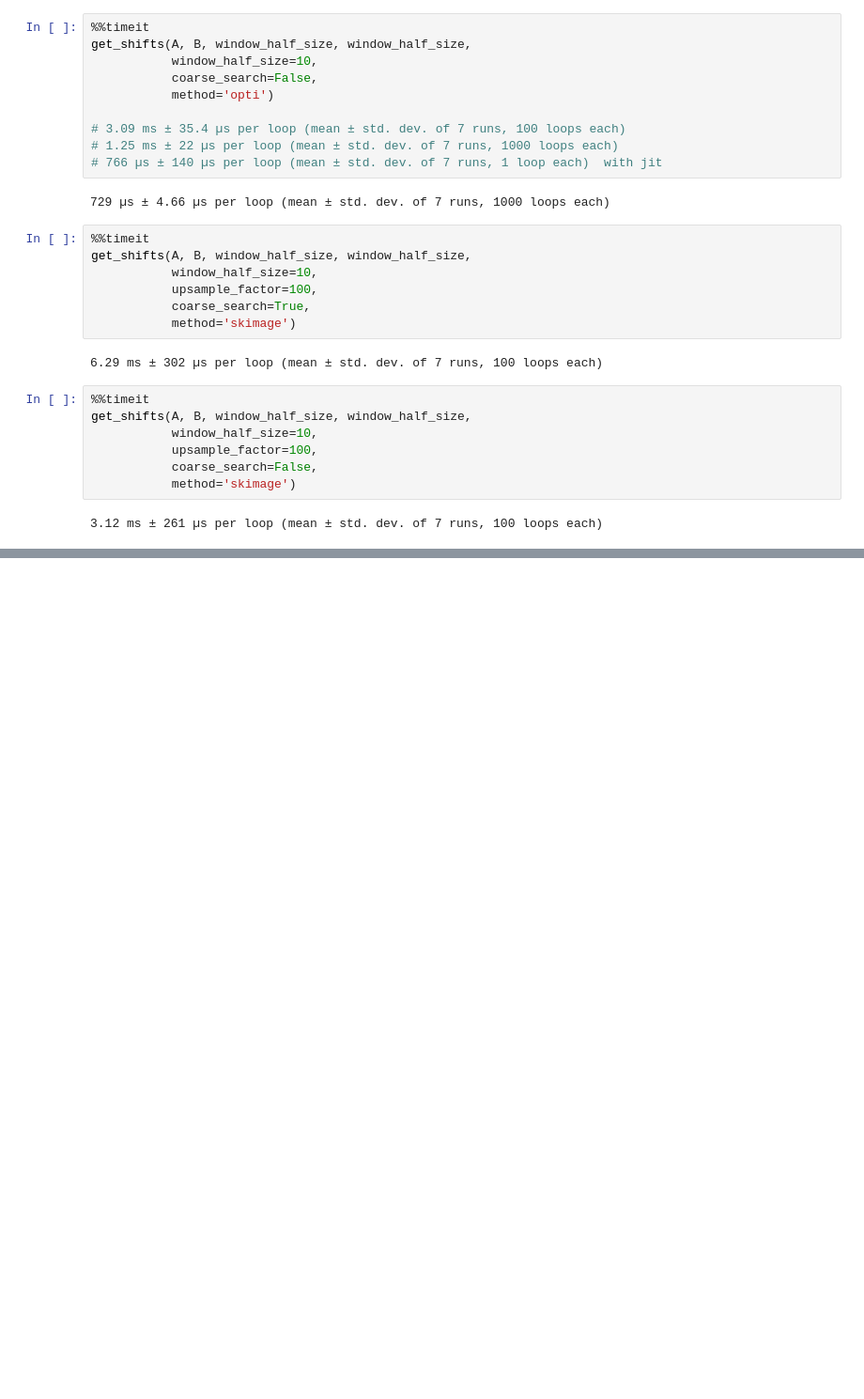
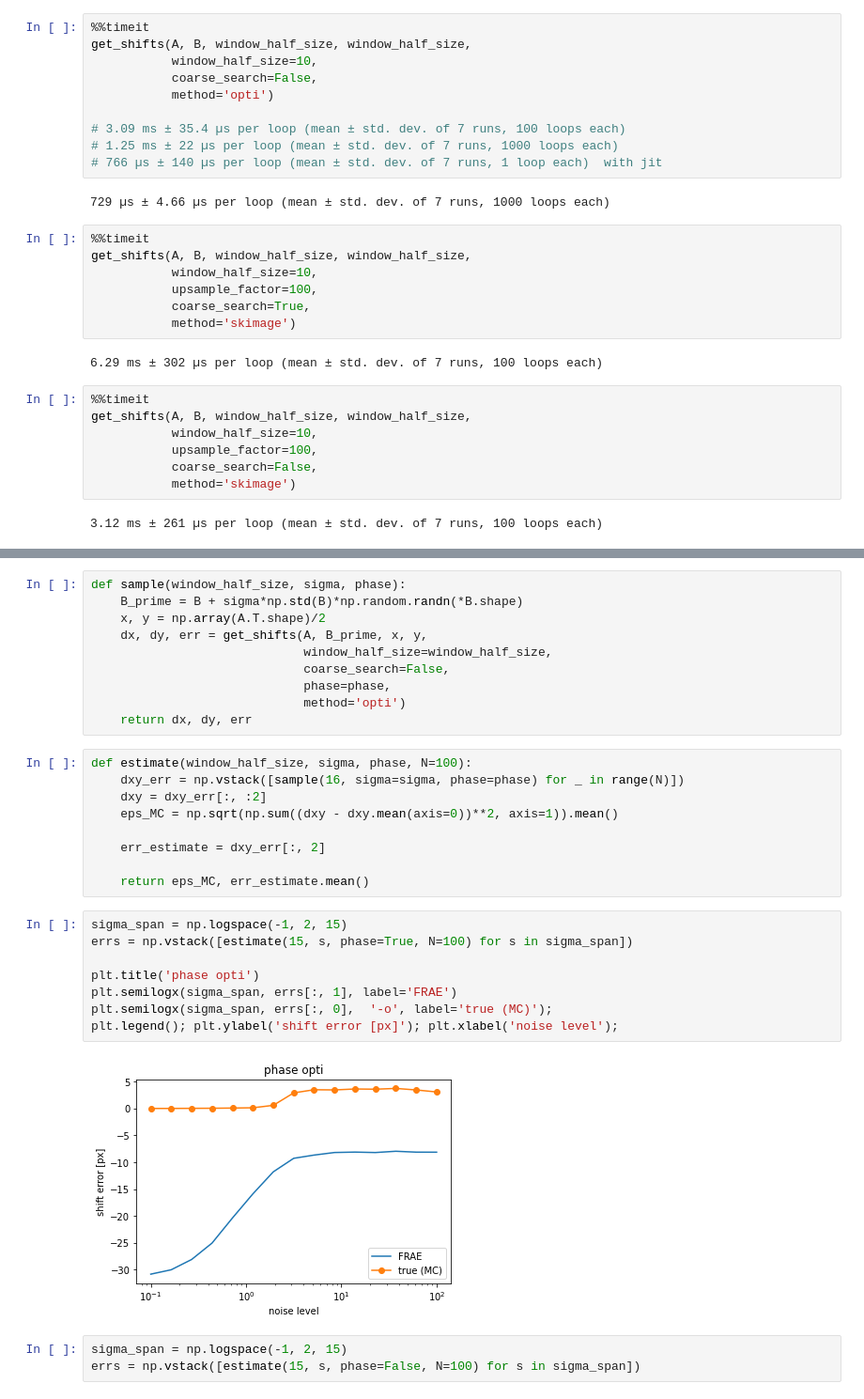
Before and after one commit to xdze2/stretchablecorr, a Jupyter notebook: test_stretchablecorr.ipynb, the cells around one changed output, grey strips where cells are left out. Shown at 94% size. Saved outputs shown, nothing was run; the diff lists cells and outputs as text; blank space fills up the shorter version.

Commit message:
test error estimation

```diff
--- a/test_stretchablecorr.ipynb
+++ b/test_stretchablecorr.ipynb
@@ -118,0 +132,32 @@ get_shifts(A, B, window_half_size, window_half_size,
+# %%
+def sample(window_half_size, sigma, phase):
+    B_prime = B + sigma*np.std(B)*np.random.randn(*B.shape)
+    x, y = np.array(A.T.shape)/2
+    dx, dy, err = get_shifts(A, B_prime, x, y,
+                             window_half_size=window_half_size,
+                             coarse_search=False,
+                             phase=phase,
+                             method='opti')
+    return dx, dy, err
+# %%
+def estimate(window_half_size, sigma, phase, N=100):
+    dxy_err = np.vstack([sample(16, sigma=sigma, phase=phase) for _ in range(N)])
+    dxy = dxy_err[:, :2]
+    eps_MC = np.sqrt(np.sum((dxy - dxy.mean(axis=0))**2, axis=1)).mean()
+
+    err_estimate = dxy_err[:, 2]
+
+    return eps_MC, err_estimate.mean()
+# %%
+sigma_span = np.logspace(-1, 2, 15)
+errs = np.vstack([estimate(15, s, phase=True, N=100) for s in sigma_span])
+
+plt.title('phase opti')
+plt.semilogx(sigma_span, errs[:, 1], label='FRAE')
+plt.semilogx(sigma_span, errs[:, 0],  '-o', label='true (MC)');
+plt.legend(); plt.ylabel('shift error [px]'); plt.xlabel('noise level');
+# %% [output]
+[figure, added]
+# %%
+sigma_span = np.logspace(-1, 2, 15)
+errs = np.vstack([estimate(15, s, phase=False, N=100) for s in sigma_span])
```
Also changed, not shown: parts of 10 cells of this notebook, 4 other files.
